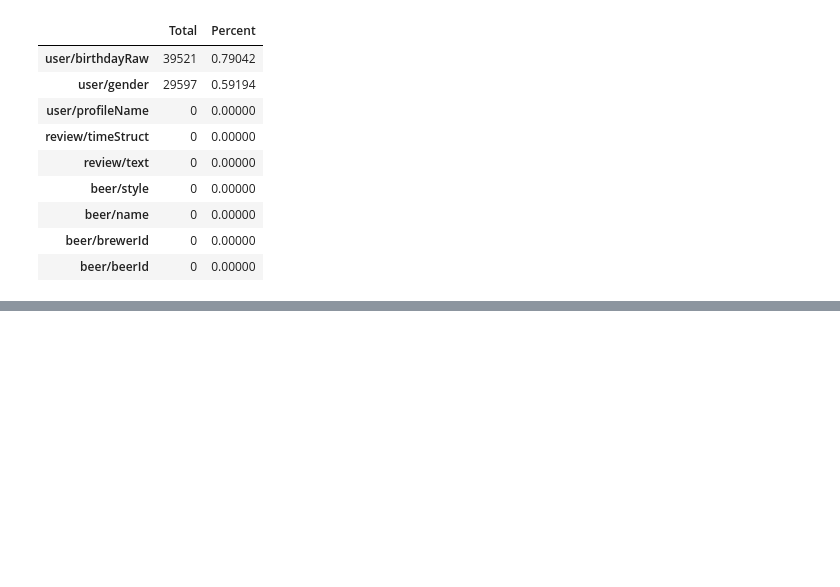
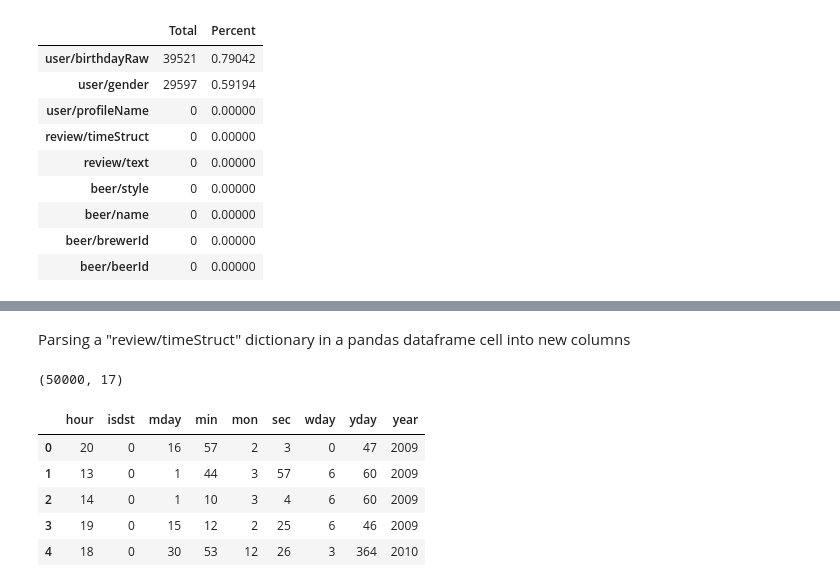
Before and after one commit to ishanktyagi/CSE_258, a Jupyter notebook: HW#1.ipynb, the cells around one changed output, grey strips where cells are left out. Saved outputs shown, nothing was run; the diff lists cells and outputs as text; code cells hidden in the pictures; blank space fills up the shorter version.

```diff
--- a/HW#1.ipynb
+++ b/HW#1.ipynb
@@ -193,0 +204,2 @@ pandas.core.series.Series
+# %% [markdown]
+Parsing a "review/timeStruct" dictionary in a pandas dataframe cell into new columns
@@ -193,0 +209,13 @@ pandas.core.series.Series
+# %%
+df.shape
+# %% [output]
+(50000, 17)
+# %%
+df1.head()
+# %% [output]
+|  | hour | isdst | mday | min | mon | sec | wday | yday | year |
+| 0 | 20 | 0 | 16 | 57 | 2 | 3 | 0 | 47 | 2009 |
+| 1 | 13 | 0 | 1 | 44 | 3 | 57 | 6 | 60 | 2009 |
+| 2 | 14 | 0 | 1 | 10 | 3 | 4 | 6 | 60 | 2009 |
+| 3 | 19 | 0 | 15 | 12 | 2 | 25 | 6 | 46 | 2009 |
+| 4 | 18 | 0 | 30 | 53 | 12 | 26 | 3 | 364 | 2010 |
```
Also changed, not shown: parts of 19 cells of this notebook.
